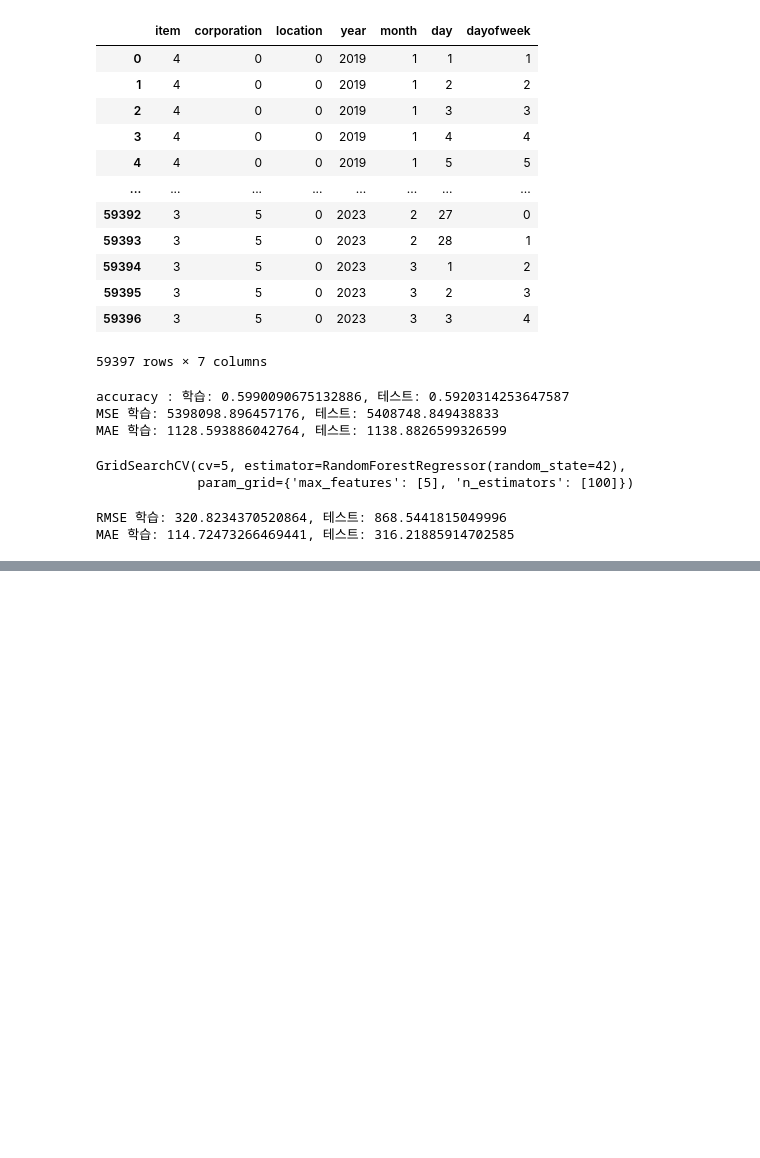
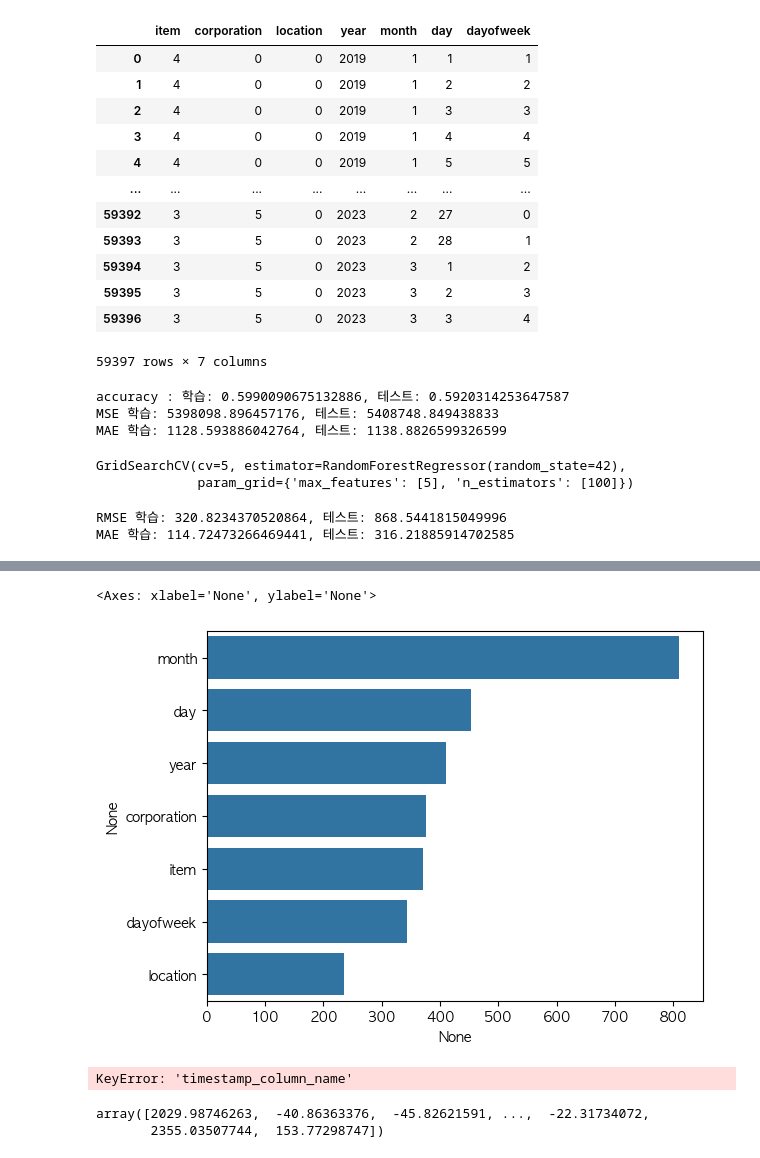
Before and after one commit to Joy-9707/sparta_practice, a Jupyter notebook: 김희정_0213.ipynb, the cells around one changed output, grey strips where cells are left out. Drawn from its saved outputs; the diff is of its cells as text; code cells hidden in the pictures; blank space fills up the shorter version.

```diff
--- a/김희정_0208.ipynb
+++ b/김희정_0213.ipynb
@@ -648,0 +703,28 @@ import xgboost as xgb
+# %%
+feature_series = pd.Series(data=lgb_clf.feature_importances_, index=X.columns)
+feature_series = feature_series.sort_values(ascending=False)
+sns.barplot(x=feature_series, y=feature_series.index)
+# %% [output]
+<Axes: xlabel='None', ylabel='None'>
+[figure, added]
+# %%
+result_df = X_test.copy()
+result_df['예측 가격'] = pred_lgb_test
+
+result_df['timestamp'] = pd.to_datetime(result_df['timestamp_column_name'])
+
+plt.figure(figsize=(12,6))
+plt.plot(result_df['timestamp'], result_df['price(원/kg)'], label='Actual Price', marker='o')
+plt.plot(result_df['timestamp'], result_df['predicted_price'], label='Predicted Price', marker='x')
+plt.title('Actual vs Predicted Prices Over Time')
+plt.xlabel('Timestamp')
+plt.ylabel('Price(원/kg)')
+plt.legend()
+plt.show()
+# %% [output]
+KeyError: 'timestamp_column_name'
+# %%
+pred_lgb_test
+# %% [output]
+array([2029.98746263,  -40.86363376,  -45.82621591, ...,  -22.31734072,
+       2355.03507744,  153.77298747])
```
Also changed, not shown: parts of 7 cells of this notebook, 1 other file.
